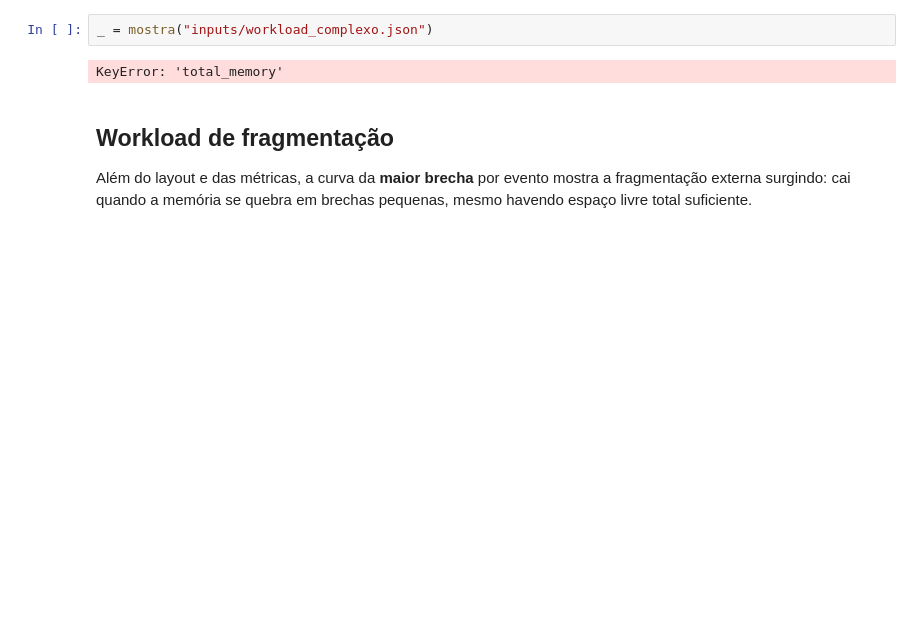
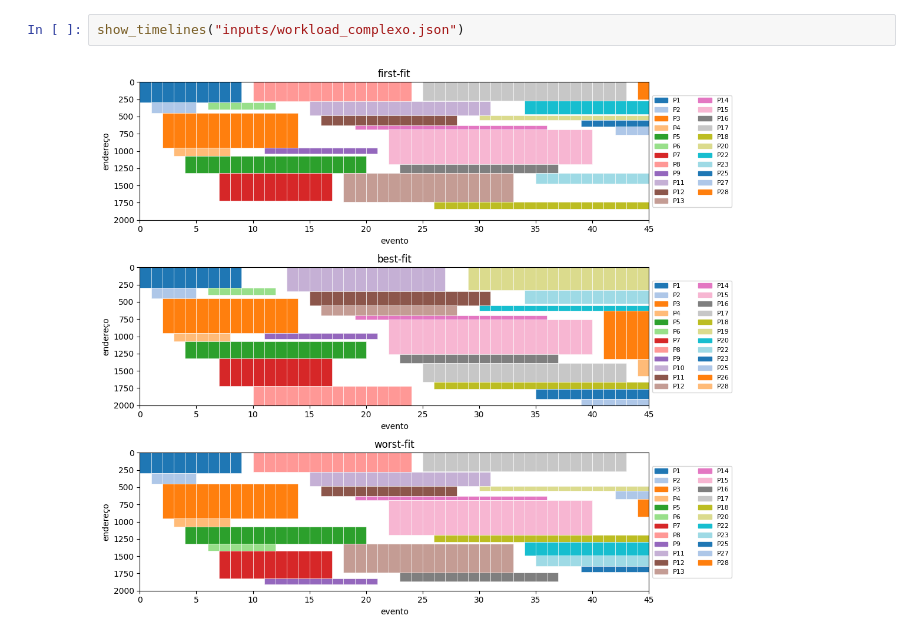
Before and after one commit to oliveirasWell/so-2026-01-ufms, a Jupyter notebook: trab-2-simulator-mem/notebook.ipynb, the cells around one changed output. Drawn from its saved outputs; the diff is of its cells as text; blank space fills up the shorter version.

```diff
--- a/trab-2-simulator-mem/notebook.ipynb
+++ b/trab-2-simulator-mem/notebook.ipynb
@@ -97,10 +119,4 @@ KeyError: 'total_memory'
 # %%
-_ = mostra("inputs/workload_complexo.json")
+show_timelines("inputs/workload_complexo.json")
 # %% [output]
-KeyError: 'total_memory'
+[figure, added]
-# %% [markdown]
-## Workload de fragmentação
-
-Além do layout e das métricas, a curva da **maior brecha** por evento mostra
-a fragmentação externa surgindo: cai quando a memória se quebra em brechas
-pequenas, mesmo havendo espaço livre total suficiente.
```
Also changed, not shown: parts of 25 cells of this notebook, 8 other files.
